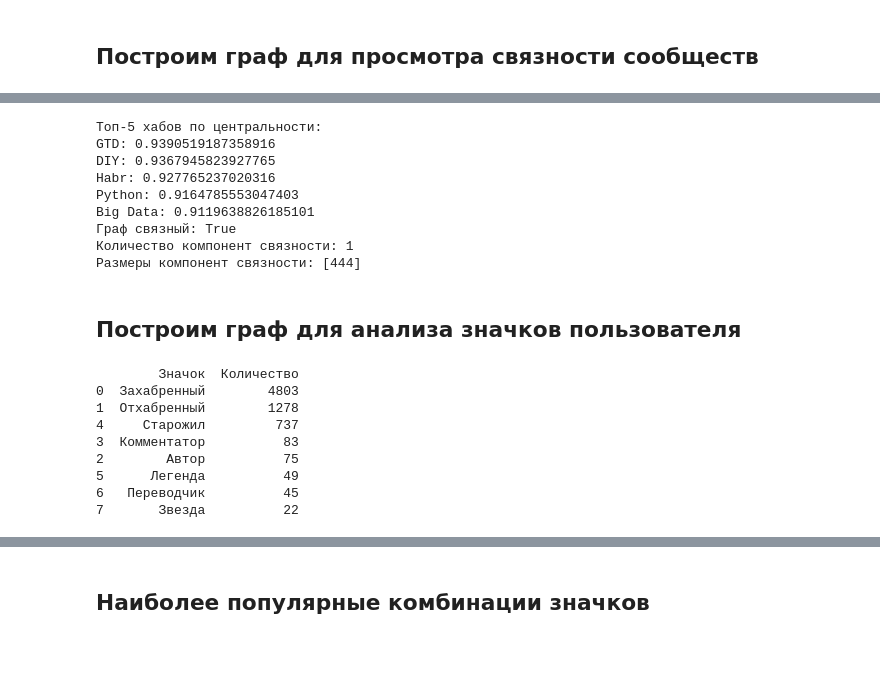
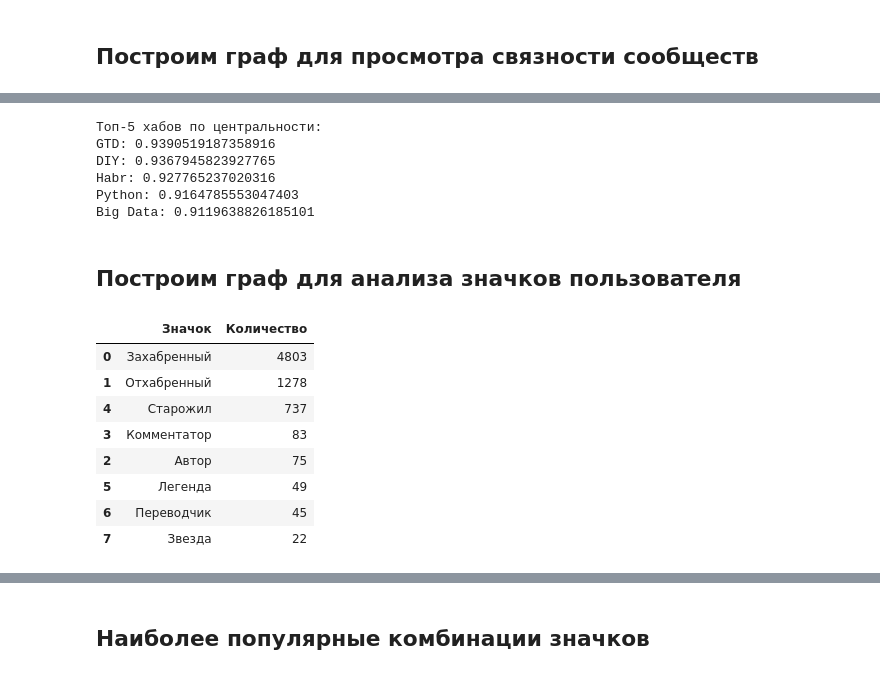
Before and after one commit to Mayonnaise-Slap/ICT-2024-practice, a Jupyter notebook: data_analysis/users_analysis.ipynb, the cells around one changed output, grey strips where cells are left out. Saved outputs shown, nothing was run; the diff lists cells and outputs as text; code cells hidden in the pictures.

```diff
--- a/data_analysis/users_analysis.ipynb
+++ b/data_analysis/users_analysis.ipynb
@@ -169,14 +138,6 @@ sorted_centrality = sorted(centrality.items(), key=lambda x: x[1], reverse=True)
 print("Топ-5 хабов по центральности:")
 for hub, value in sorted_centrality:
     print(f"{hub}: {value}")
-
-print("Граф связный:", nx.is_connected(G))
-
-connected_components = nx.connected_components(G)
-print("Количество компонент связности:", len(list(connected_components)))
-
-components_sizes = [len(c) for c in sorted(nx.connected_components(G), key=len, reverse=True)]
-print("Размеры компонент связности:", components_sizes)
 # %% [output]
 Топ-5 хабов по центральности:
 GTD: 0.9390519187358916
@@ -184,31 +145,28 @@ DIY: 0.9367945823927765
 Habr: 0.927765237020316
 Python: 0.9164785553047403
 Big Data: 0.9119638826185101
-Граф связный: True
-Количество компонент связности: 1
-Размеры компонент связности: [444]
 # %% [markdown]
 ## Построим граф для анализа значков пользователя
 # %%
 users_df['Значки'] = users_df['Значки'].str.split(' ')
 desired_badges = ['Захабренный', 'Отхабренный', 'Комментатор', 'Переводчик', 'Старожил', 'Автор', 'Звезда', 'Легенда']
 users_df['Фильтрованные значки'] = users_df['Значки'].apply(lambda badges_list: [badge for badge in badges_list if badge in desired_badges] if isinstance(badges_list, list) else [])
 
 all_filtered_badges = [badge for sublist in users_df['Фильтрованные значки'] for badge in sublist]
 
 badge_counts = Counter(all_filtered_badges)
 
 badges_count_df = pd.DataFrame(badge_counts.items(), columns=['Значок', 'Количество']).sort_values(by='Количество', ascending=False)
 
-print(badges_count_df)
+badges_count_df
 # %% [output]
-        Значок  Количество
-0  Захабренный        4803
-1  Отхабренный        1278
-4     Старожил         737
-3  Комментатор          83
-2        Автор          75
-5      Легенда          49
-6   Переводчик          45
-7       Звезда          22
+|  | Значок | Количество |
+| 0 | Захабренный | 4803 |
+| 1 | Отхабренный | 1278 |
+| 4 | Старожил | 737 |
+| 3 | Комментатор | 83 |
+| 2 | Автор | 75 |
+| 5 | Легенда | 49 |
+| 6 | Переводчик | 45 |
+| 7 | Звезда | 22 |
 # %%
```
Also changed, not shown: parts of 15 cells of this notebook, 9 other files.
